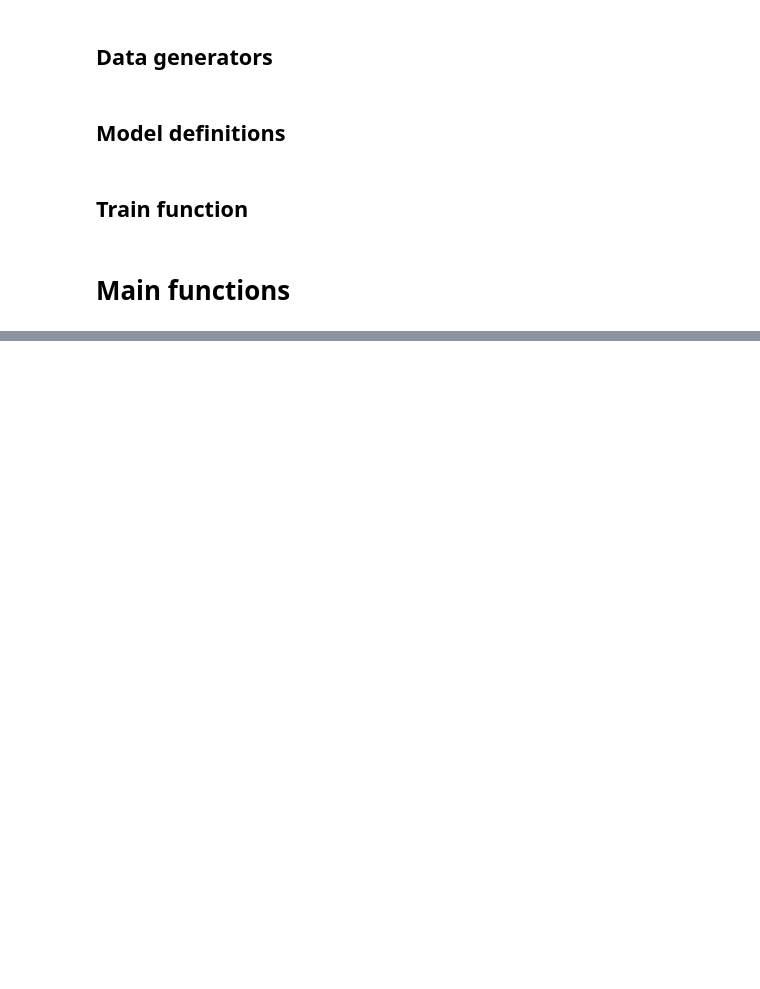
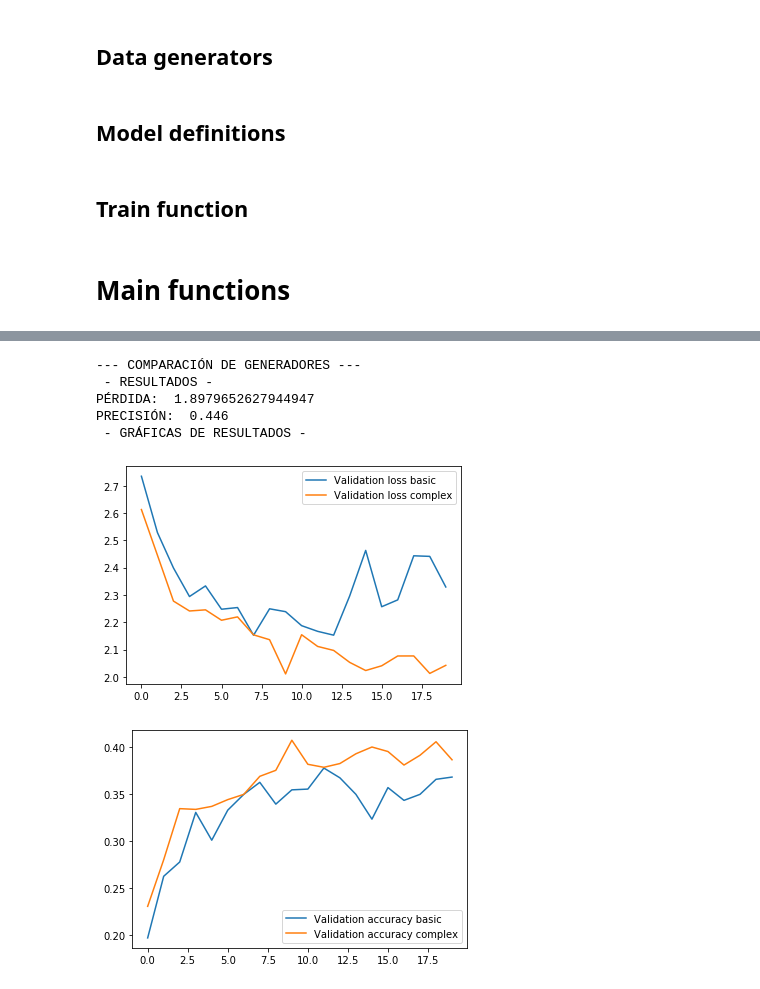
Before and after one commit to Ludvins/DGIIM_VC, a Jupyter notebook: Practica 2/Cifar.ipynb, the cells around one changed output, grey strips where cells are left out. Saved outputs shown, nothing was run; the diff lists cells and outputs as text; code cells hidden in the pictures; blank space fills up the shorter version.

```diff
--- a/Practica 2/Cifar.ipynb
+++ b/Practica 2/Cifar.ipynb
@@ -471,0 +381,13 @@ Test accuracy:  0.6656
+# %%
+print("--- COMPARACIÓN DE GENERADORES ---")
+h2 = train_and_evaluate(simple_base_net_model(), complex_data_generator, 32, epochs = 20)
+print(" - GRÁFICAS DE RESULTADOS -")
+compare_evolution([h1, h2], ["basic", "complex"])
+# %% [output]
+--- COMPARACIÓN DE GENERADORES ---
+ - RESULTADOS -
+PÉRDIDA:  1.8979652627944947
+PRECISIÓN:  0.446
+ - GRÁFICAS DE RESULTADOS -
+[figure, added]
+[figure, added]
```
Also changed, not shown: parts of 19 cells of this notebook.
